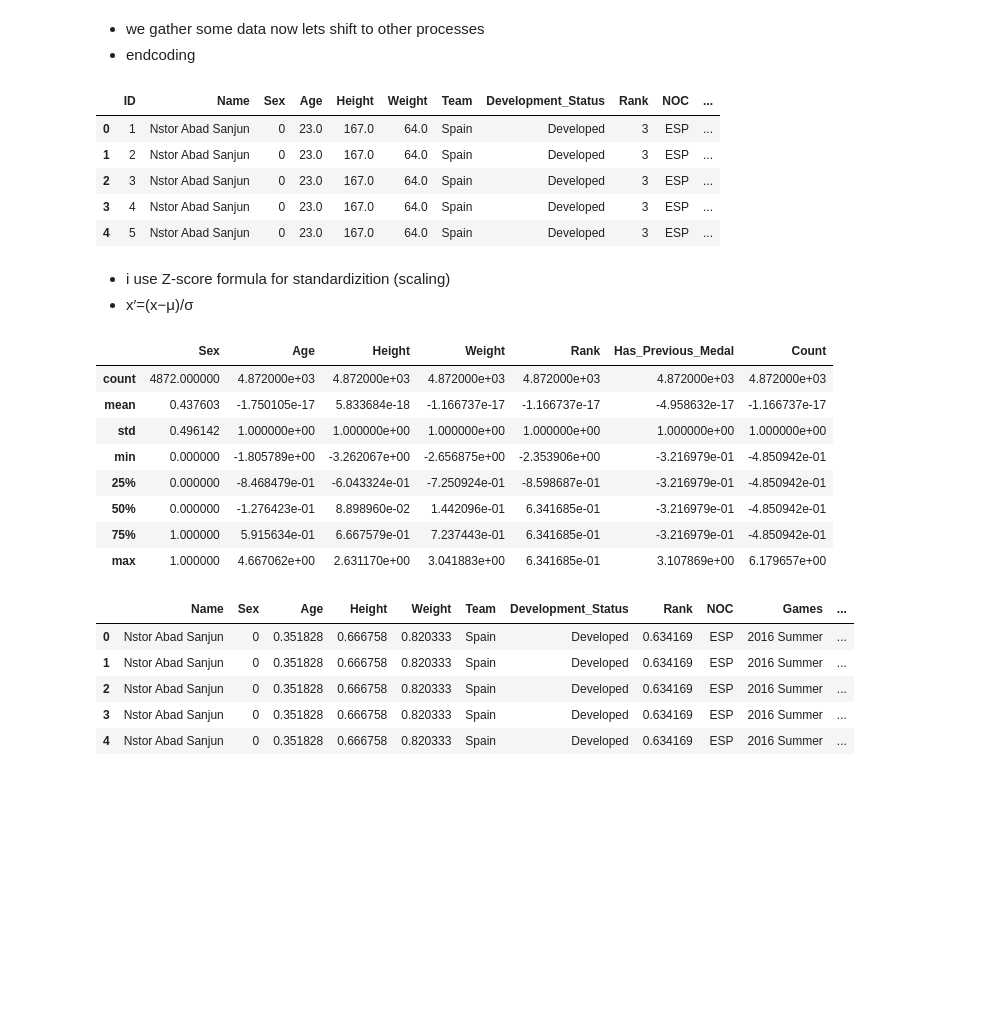
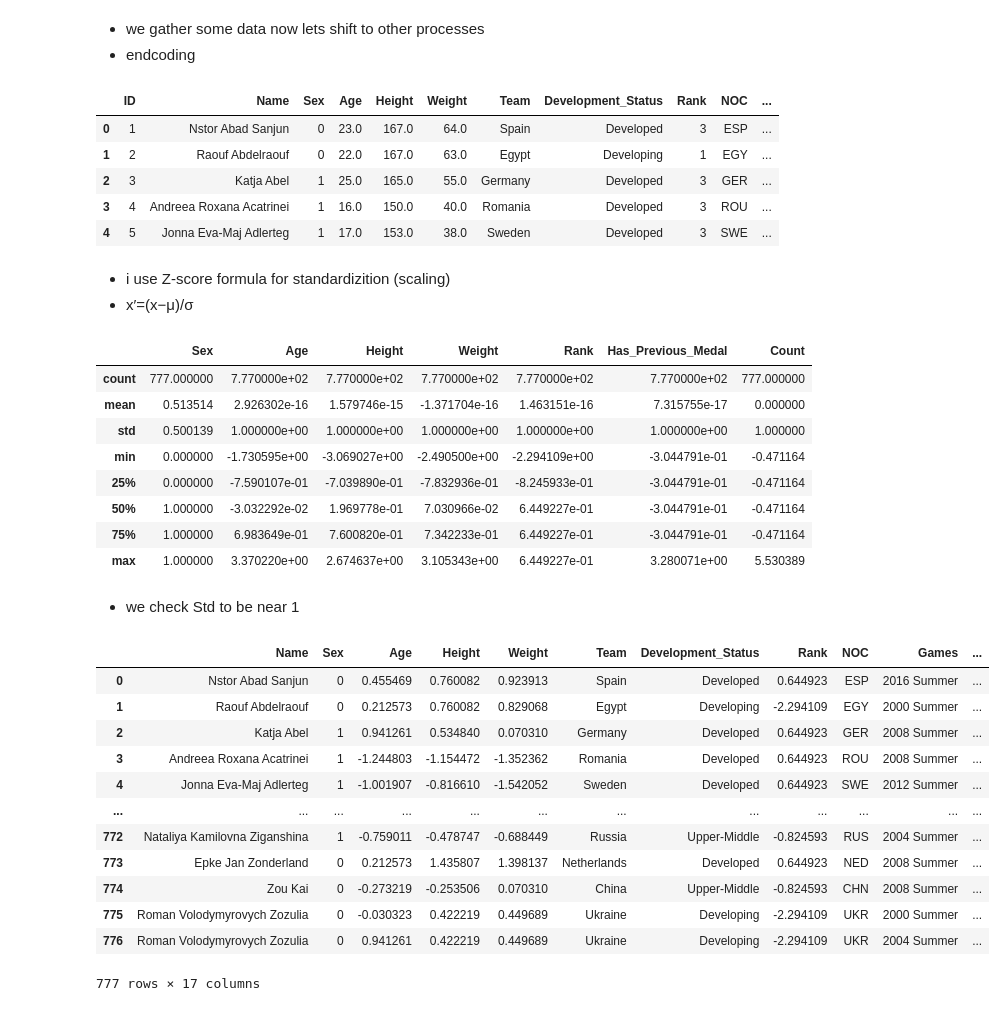
Before and after one commit to amiramiriani/ML_TEST, a Jupyter notebook: code/Untitled.ipynb, the cells around one changed output. Cells and saved outputs as stored; diff of their text form; code cells hidden in the pictures; blank space fills up the shorter version.

```diff
--- a/code/Untitled.ipynb
+++ b/code/Untitled.ipynb
@@ -21,6 +21,13 @@ df.head()
 # %% [markdown]
 # Making a model just for Gymnastics athletics
 # %%
-Gymnastics_df = df[df['Sport'] == 'Gymnastics']
+Gymnastics_df = df[
+    (df['Sport'] == 'Gymnastics') &
+    (df['Event'].isin([
+        "Gymnastics Women's Individual All-Around",
+        "Gymnastics Men's Individual All-Around"
+    ]))
+]
+
 Gymnastics_df.head() , Gymnastics_df.describe()
 # %% [output]
@@ -121,6 +119,8 @@ result = pd.merge(Gymnastics_df_5000_sample, country_df, how="left", on=["Team"]
 result = result.drop(columns=["Sport_Rank","Year"])
 Gymnastics_df_5000_sample = result[["ID","Name","Sex","Age","Height","Weight","Team","Development_Status","Rank","NOC","Games","Season","City","Sport","Event","Has_Previous_Medal","Count","Medal"]]
 # %%
+Gymnastics_df_5000_sample = Gymnastics_df_5000_sample.dropna(subset=["Development_Status", "Rank"])
+Gymnastics_df_5000_sample["ID"] = range(1, len(Gymnastics_df_5000_sample) + 1)
 Gymnastics_df_5000_sample.to_csv('../data/Gymnastics_sample.csv')
 Gymnastics_df_5000_sample
 # %% [output]
@@ -153,38 +153,47 @@ Gymnastics_df_5000_sample.head()
 # %% [output]
 |  | ID | Name | Sex | Age | Height | Weight | Team | Development_Status | Rank | NOC | ... |
 | 0 | 1 | Nstor Abad Sanjun | 0 | 23.0 | 167.0 | 64.0 | Spain | Developed | 3 | ESP | ... |
-| 1 | 2 | Nstor Abad Sanjun | 0 | 23.0 | 167.0 | 64.0 | Spain | Developed | 3 | ESP | ... |
-| 2 | 3 | Nstor Abad Sanjun | 0 | 23.0 | 167.0 | 64.0 | Spain | Developed | 3 | ESP | ... |
-| 3 | 4 | Nstor Abad Sanjun | 0 | 23.0 | 167.0 | 64.0 | Spain | Developed | 3 | ESP | ... |
-| 4 | 5 | Nstor Abad Sanjun | 0 | 23.0 | 167.0 | 64.0 | Spain | Developed | 3 | ESP | ... |
+| 1 | 2 | Raouf Abdelraouf | 0 | 22.0 | 167.0 | 63.0 | Egypt | Developing | 1 | EGY | ... |
+| 2 | 3 | Katja Abel | 1 | 25.0 | 165.0 | 55.0 | Germany | Developed | 3 | GER | ... |
+| 3 | 4 | Andreea Roxana Acatrinei | 1 | 16.0 | 150.0 | 40.0 | Romania | Developed | 3 | ROU | ... |
+| 4 | 5 | Jonna Eva-Maj Adlerteg | 1 | 17.0 | 153.0 | 38.0 | Sweden | Developed | 3 | SWE | ... |
 # %% [markdown]
 - i use Z-score formula for standardizition (scaling)
 - x′=(x−μ)/σ
 # %%
 num_cols = ["Age", "Height", "Weight","Count","Rank","Has_Previous_Medal"]
-
 for col in num_cols:
     mean = Gymnastics_df_5000_sample[col].mean()
     std = Gymnastics_df_5000_sample[col].std()
     Gymnastics_df_5000_sample[col] = (Gymnastics_df_5000_sample[col] - mean) / std
 Gymnastics_df_5000_sample = Gymnastics_df_5000_sample.drop(columns=["ID"])
+Gymnastics_df_5000_sample.to_csv('../data/Scaled_gymnastics_sample.csv')
 Gymnastics_df_5000_sample.describe()
 # %% [output]
 |  | Sex | Age | Height | Weight | Rank | Has_Previous_Medal | Count |
-| count | 4872.000000 | 4.872000e+03 | 4.872000e+03 | 4.872000e+03 | 4.872000e+03 | 4.872000e+03 | 4.872000e+03 |
-| mean | 0.437603 | -1.750105e-17 | 5.833684e-18 | -1.166737e-17 | -1.166737e-17 | -4.958632e-17 | -1.166737e-17 |
-| std | 0.496142 | 1.000000e+00 | 1.000000e+00 | 1.000000e+00 | 1.000000e+00 | 1.000000e+00 | 1.000000e+00 |
-| min | 0.000000 | -1.805789e+00 | -3.262067e+00 | -2.656875e+00 | -2.353906e+00 | -3.216979e-01 | -4.850942e-01 |
-| 25% | 0.000000 | -8.468479e-01 | -6.043324e-01 | -7.250924e-01 | -8.598687e-01 | -3.216979e-01 | -4.850942e-01 |
-| 50% | 0.000000 | -1.276423e-01 | 8.898960e-02 | 1.442096e-01 | 6.341685e-01 | -3.216979e-01 | -4.850942e-01 |
-| 75% | 1.000000 | 5.915634e-01 | 6.667579e-01 | 7.237443e-01 | 6.341685e-01 | -3.216979e-01 | -4.850942e-01 |
-| max | 1.000000 | 4.667062e+00 | 2.631170e+00 | 3.041883e+00 | 6.341685e-01 | 3.107869e+00 | 6.179657e+00 |
+| count | 777.000000 | 7.770000e+02 | 7.770000e+02 | 7.770000e+02 | 7.770000e+02 | 7.770000e+02 | 777.000000 |
+| mean | 0.513514 | 2.926302e-16 | 1.579746e-15 | -1.371704e-16 | 1.463151e-16 | 7.315755e-17 | 0.000000 |
+| std | 0.500139 | 1.000000e+00 | 1.000000e+00 | 1.000000e+00 | 1.000000e+00 | 1.000000e+00 | 1.000000 |
+| min | 0.000000 | -1.730595e+00 | -3.069027e+00 | -2.490500e+00 | -2.294109e+00 | -3.044791e-01 | -0.471164 |
+| 25% | 0.000000 | -7.590107e-01 | -7.039890e-01 | -7.832936e-01 | -8.245933e-01 | -3.044791e-01 | -0.471164 |
+| 50% | 1.000000 | -3.032292e-02 | 1.969778e-01 | 7.030966e-02 | 6.449227e-01 | -3.044791e-01 | -0.471164 |
+| 75% | 1.000000 | 6.983649e-01 | 7.600820e-01 | 7.342233e-01 | 6.449227e-01 | -3.044791e-01 | -0.471164 |
+| max | 1.000000 | 3.370220e+00 | 2.674637e+00 | 3.105343e+00 | 6.449227e-01 | 3.280071e+00 | 5.530389 |
+# %% [markdown]
+- we check Std to be near 1
 # %%
-Gymnastics_df_5000_sample.head()
+Gymnastics_df_5000_sample
 # %% [output]
 |  | Name | Sex | Age | Height | Weight | Team | Development_Status | Rank | NOC | Games | ... |
-| 0 | Nstor Abad Sanjun | 0 | 0.351828 | 0.666758 | 0.820333 | Spain | Developed | 0.634169 | ESP | 2016 Summer | ... |
-| 1 | Nstor Abad Sanjun | 0 | 0.351828 | 0.666758 | 0.820333 | Spain | Developed | 0.634169 | ESP | 2016 Summer | ... |
-| 2 | Nstor Abad Sanjun | 0 | 0.351828 | 0.666758 | 0.820333 | Spain | Developed | 0.634169 | ESP | 2016 Summer | ... |
-| 3 | Nstor Abad Sanjun | 0 | 0.351828 | 0.666758 | 0.820333 | Spain | Developed | 0.634169 | ESP | 2016 Summer | ... |
-| 4 | Nstor Abad Sanjun | 0 | 0.351828 | 0.666758 | 0.820333 | Spain | Developed | 0.634169 | ESP | 2016 Summer | ... |
+| 0 | Nstor Abad Sanjun | 0 | 0.455469 | 0.760082 | 0.923913 | Spain | Developed | 0.644923 | ESP | 2016 Summer | ... |
+| 1 | Raouf Abdelraouf | 0 | 0.212573 | 0.760082 | 0.829068 | Egypt | Developing | -2.294109 | EGY | 2000 Summer | ... |
+| 2 | Katja Abel | 1 | 0.941261 | 0.534840 | 0.070310 | Germany | Developed | 0.644923 | GER | 2008 Summer | ... |
+| 3 | Andreea Roxana Acatrinei | 1 | -1.244803 | -1.154472 | -1.352362 | Romania | Developed | 0.644923 | ROU | 2008 Summer | ... |
+| 4 | Jonna Eva-Maj Adlerteg | 1 | -1.001907 | -0.816610 | -1.542052 | Sweden | Developed | 0.644923 | SWE | 2012 Summer | ... |
+| ... | ... | ... | ... | ... | ... | ... | ... | ... | ... | ... | ... |
+| 772 | Nataliya Kamilovna Ziganshina | 1 | -0.759011 | -0.478747 | -0.688449 | Russia | Upper-Middle | -0.824593 | RUS | 2004 Summer | ... |
+| 773 | Epke Jan Zonderland | 0 | 0.212573 | 1.435807 | 1.398137 | Netherlands | Developed | 0.644923 | NED | 2008 Summer | ... |
+| 774 | Zou Kai | 0 | -0.273219 | -0.253506 | 0.070310 | China | Upper-Middle | -0.824593 | CHN | 2008 Summer | ... |
+| 775 | Roman Volodymyrovych Zozulia | 0 | -0.030323 | 0.422219 | 0.449689 | Ukraine | Developing | -2.294109 | UKR | 2000 Summer | ... |
+| 776 | Roman Volodymyrovych Zozulia | 0 | 0.941261 | 0.422219 | 0.449689 | Ukraine | Developing | -2.294109 | UKR | 2004 Summer | ... |
+777 rows × 17 columns
```
Also changed, not shown: parts of 8 cells of this notebook, 2 other files.
